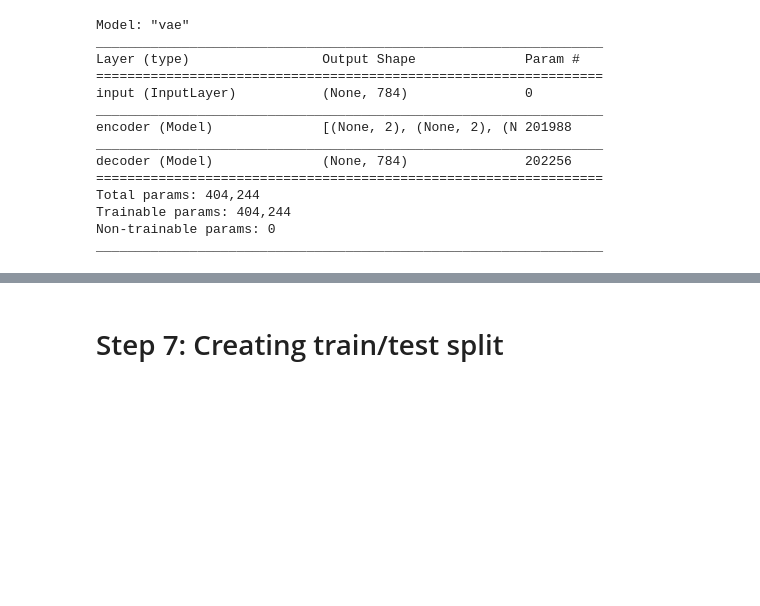
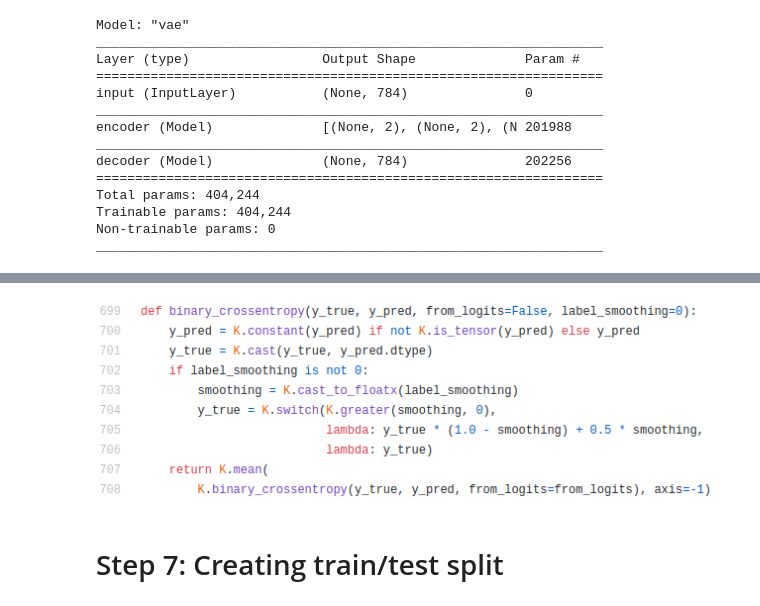
Before and after one commit to youngsend/DeepLearningAndCloud, a Jupyter notebook: GANs-in-Action-Langr-Bok/c2-into-to-generative-modeling-with-autoencoder.ipynb, the cells around one changed output, grey strips where cells are left out. Saved outputs shown, nothing was run; the diff lists cells and outputs as text; code cells hidden in the pictures; blank space fills up the shorter version.

```diff
--- a/GANs-in-Action-Langr-Bok/c2-into-to-generative-modeling-with-autoencoder.ipynb
+++ b/GANs-in-Action-Langr-Bok/c2-into-to-generative-modeling-with-autoencoder.ipynb
@@ -144,3 +150,7 @@ _________________________________________________________________
+# %%
+Image("img/keras-binary-crossentropy-2020-02-19 00-01-19.png")
+# %% [output]
+[figure, added]
 # %%
 def vae_loss(x: tf.Tensor, x_decoded_mean: tf.Tensor,
             z_log_var=z_log_var, z_mean=z_mean,
```
Also changed, not shown: parts of 7 cells of this notebook, 3 other files.
